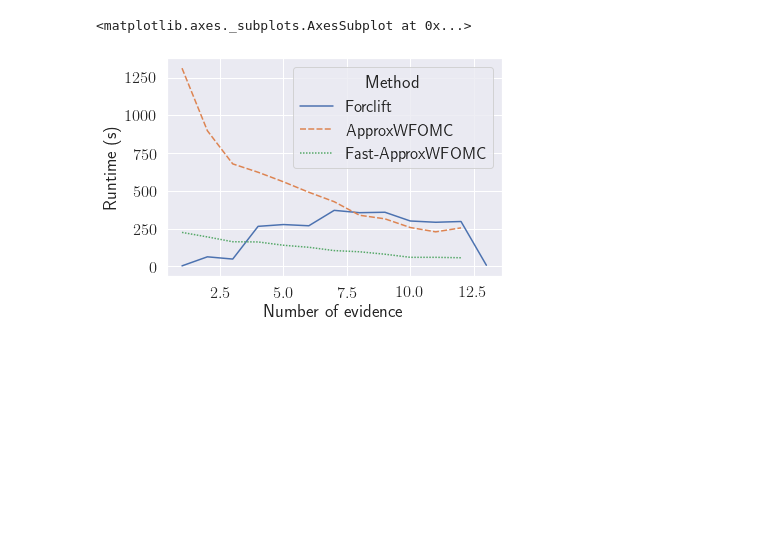
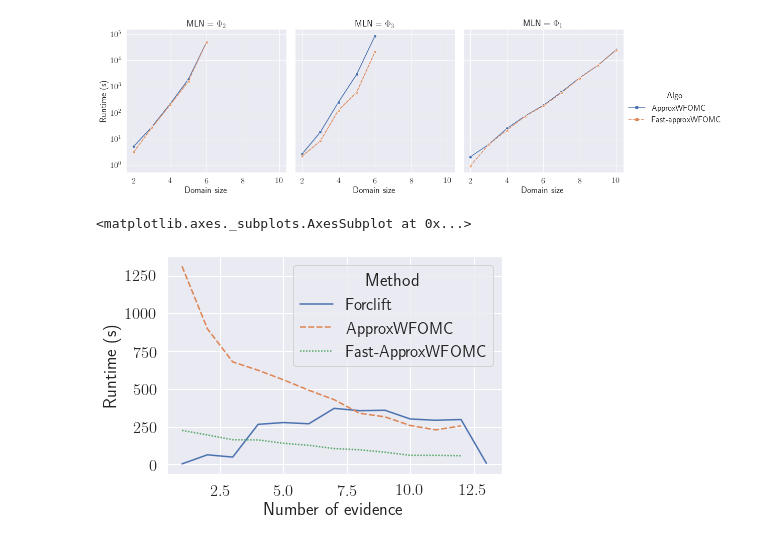
Before and after one commit to lucienwang1009/marginal_polytope, a Jupyter notebook: plot.ipynb, the cells around one changed output. Cells and saved outputs as stored; diff of their text form; code cells hidden in the pictures; blank space fills up the shorter version.

```diff
--- a/plot.ipynb
+++ b/plot.ipynb
@@ -312,22 +343,24 @@ for i in range(2, max_domain_size+1):
 # %%
 dataframe = pd.DataFrame(data, columns=['MLN', 'Algo', 'Domain size', 'MC calls',
                                    'non heuristic MC calls', 'Runtime (s)', 'linprog time (s)'])
 g = sns.relplot(x='Domain size', y='Runtime (s)', hue='Algo', style='Algo', legend='full',
                  dashes=True, markers=True, kind='line', col='MLN',
                 data=dataframe) #[dataframe['MLN'] == r'$\Phi_1$'])
 g.fig.get_axes()[0].set_yscale('log')
 # ax2 = plt.twinx()
 # g = sns.lineplot(x='Domain size', y='non heuristic MC calls', hue='Method', style='Method', legend='full',
 #              dashes=False, markers=True,
 #              data=dataframe[dataframe['MLN'] == r'$\Phi_1$'], ax=ax2)
 # g.lines[0].set_linestyle("--")
 # g.lines[1].set_linestyle("--")
 # g.set_yticks([0, 1000, 2000, 3000, 4000, 5000, 25000])
 
-fig = plt.gcf()
-fig.set_size_inches(12, 5)
+# fig = plt.gcf()
+# fig.set_size_inches(12, 5)
 fig = g.fig
-fig.savefig('./fast_approxwfomc_mln1.pdf')
+fig.savefig('./fast_approxwfomc_comparison.pdf')
+# %% [output]
+[figure, added]
 # %%
 def detail_runtime(file_name):
     runtimes = []
```
Also changed, not shown: parts of 7 cells of this notebook, 4 other files.
